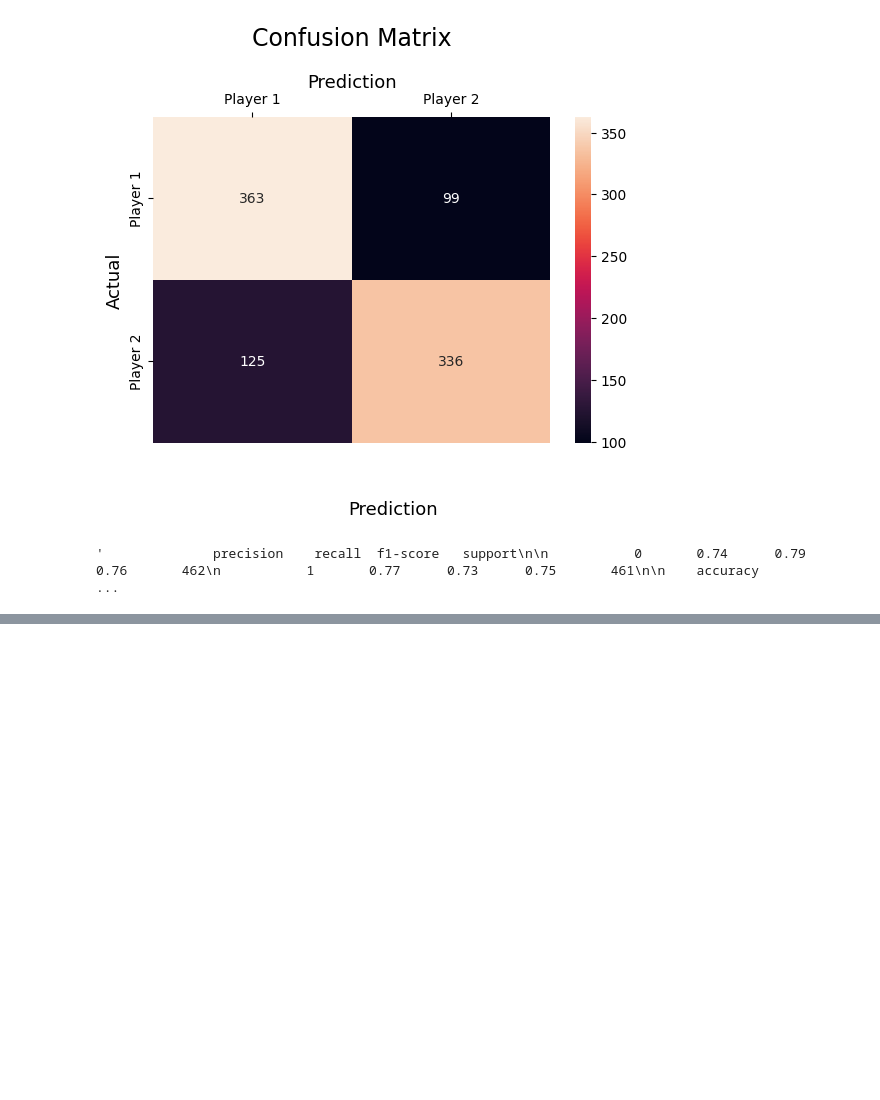
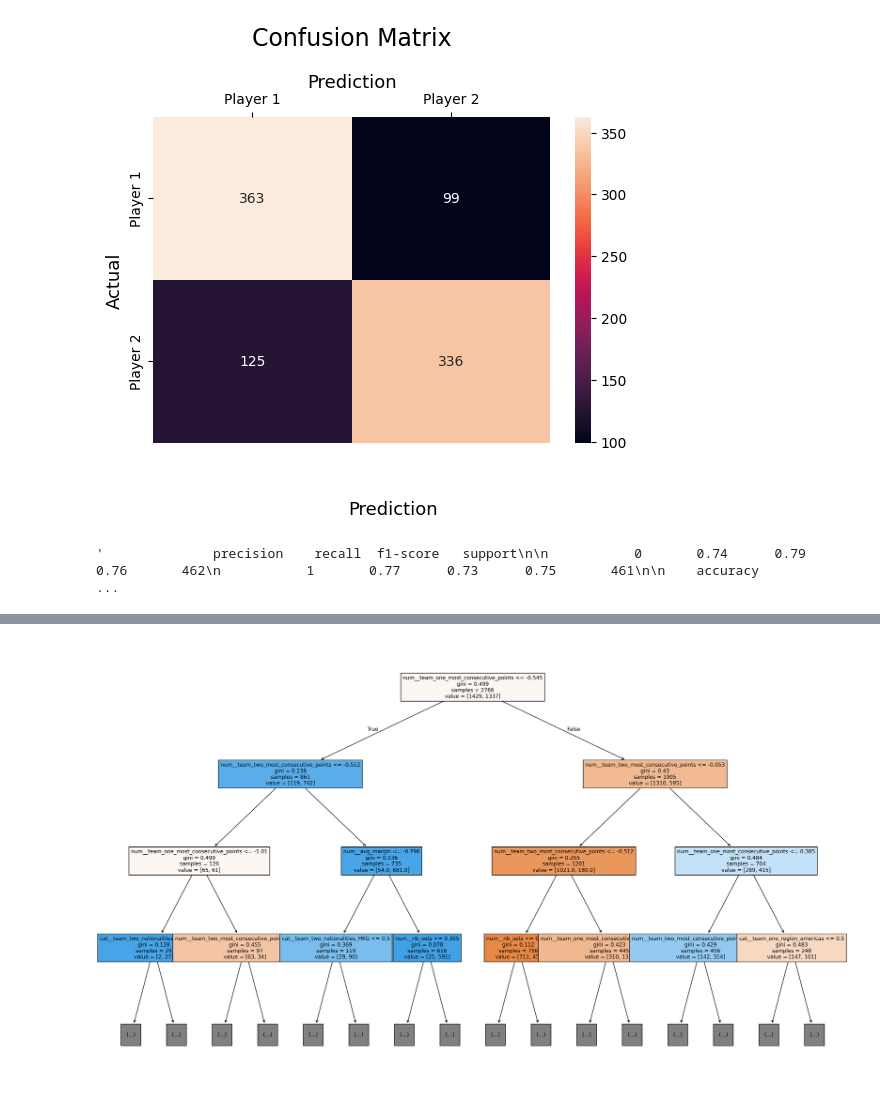
Before and after one commit to 4a24192a/wannabe-badminton-stats, a Jupyter notebook: bwf-exploratory.ipynb, the cells around one changed output, grey strips where cells are left out. Drawn from its saved outputs; the diff is of its cells as text; code cells hidden in the pictures; blank space fills up the shorter version.

```diff
--- a/bwf-exploratory.ipynb
+++ b/bwf-exploratory.ipynb
@@ -920,0 +1003,10 @@ classification_report(y_test,y_pred)
+# %%
+plt.figure(figsize = (25,15), dpi = 300)
+plot_tree(pipeline.named_steps['clf'],
+          feature_names = pipeline.named_steps['preprocessor'].get_feature_names_out(),
+         max_depth = 3,
+         filled = True, # this tells us how skewed the remaining data is
+         fontsize = 10)
+plt.show()
+# %% [output]
+[figure, added]
```
Also changed, not shown: parts of 15 cells of this notebook.
